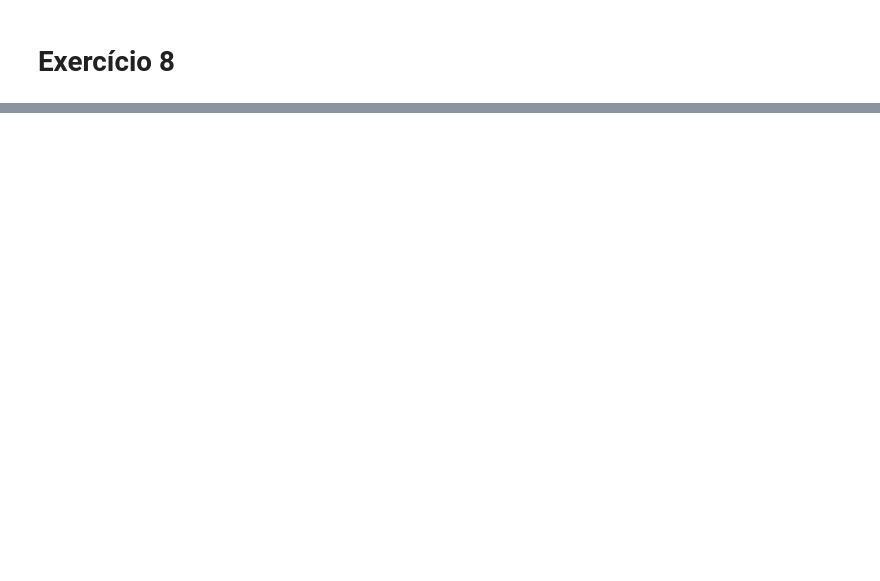
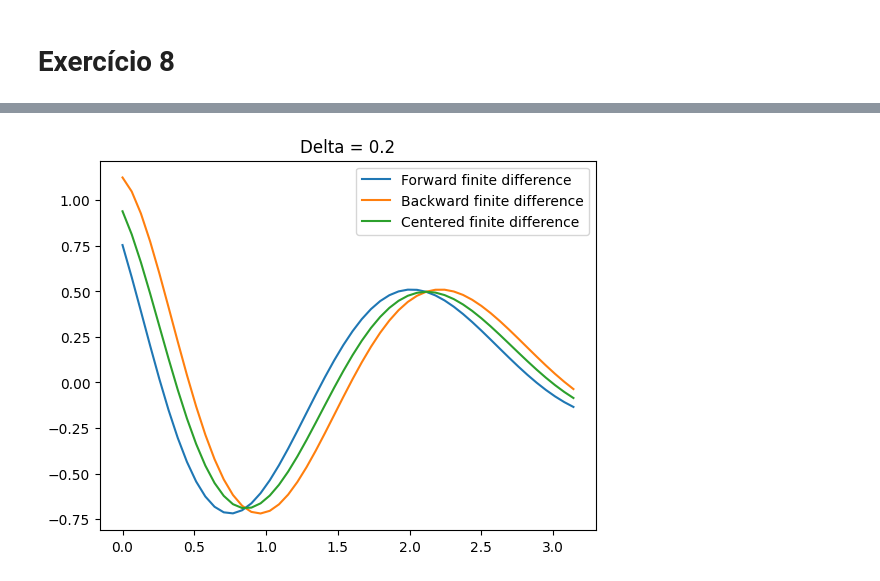
Before and after one commit to heloisaPazeti/Calc_Numeric, a Jupyter notebook: Exercicios/Lista_5.ipynb, the cells around one changed output, grey strips where cells are left out. Drawn from its saved outputs; the diff is of its cells as text; code cells hidden in the pictures; blank space fills up the shorter version.

```diff
--- a/Exercicios/Lista_5.ipynb
+++ b/Exercicios/Lista_5.ipynb
@@ -540,0 +555,3 @@ plt.show()
+# %%
+def Func(x):
+    return (x * pow(math.e, -x) * math.cos(2*x))
@@ -540,0 +580,29 @@ plt.show()
+# %%
+def Cal_Der(x, funcao, dist):
+    resF = (funcao(x + dist) - funcao(x))/dist
+    resB = (funcao(x) - funcao(x - dist))/dist
+    resC = (funcao(x + dist) - funcao(x - dist))/(2*dist)
+
+    return resF, resB, resC
+# %%
+X = np.linspace(0, np.pi)
+delta = 0.2
+derF = []
+derB = []
+derC = []
+
+for x in X:
+
+    f, b, c = Cal_Der(x, Func, delta)
+    derF.append(f)
+    derB.append(b)
+    derC.append(c)
+
+plt.plot(X, derF, label="Forward finite difference")
+plt.plot(X, derB, label="Backward finite difference")
+plt.plot(X, derC, label="Centered finite difference")
+plt.legend()
+plt.title("Delta = 0.2")
+plt.show()
+# %% [output]
+[figure, added]
```
Also changed, not shown: parts of 19 cells of this notebook.
